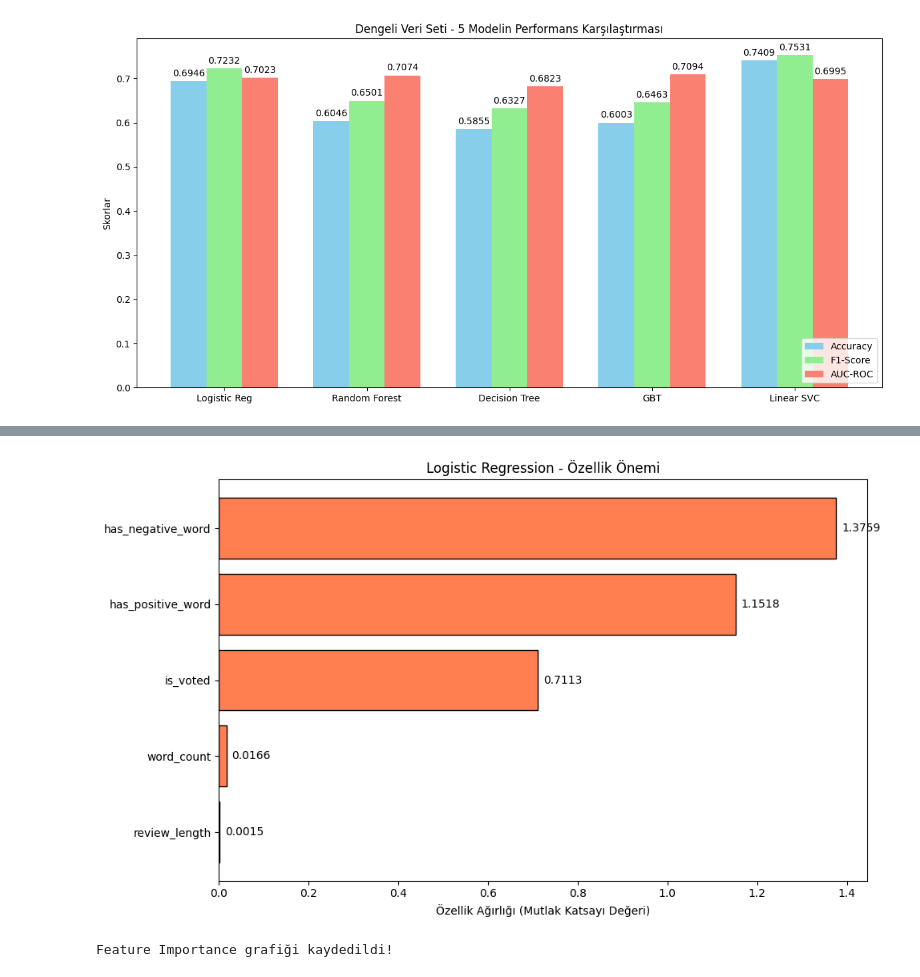
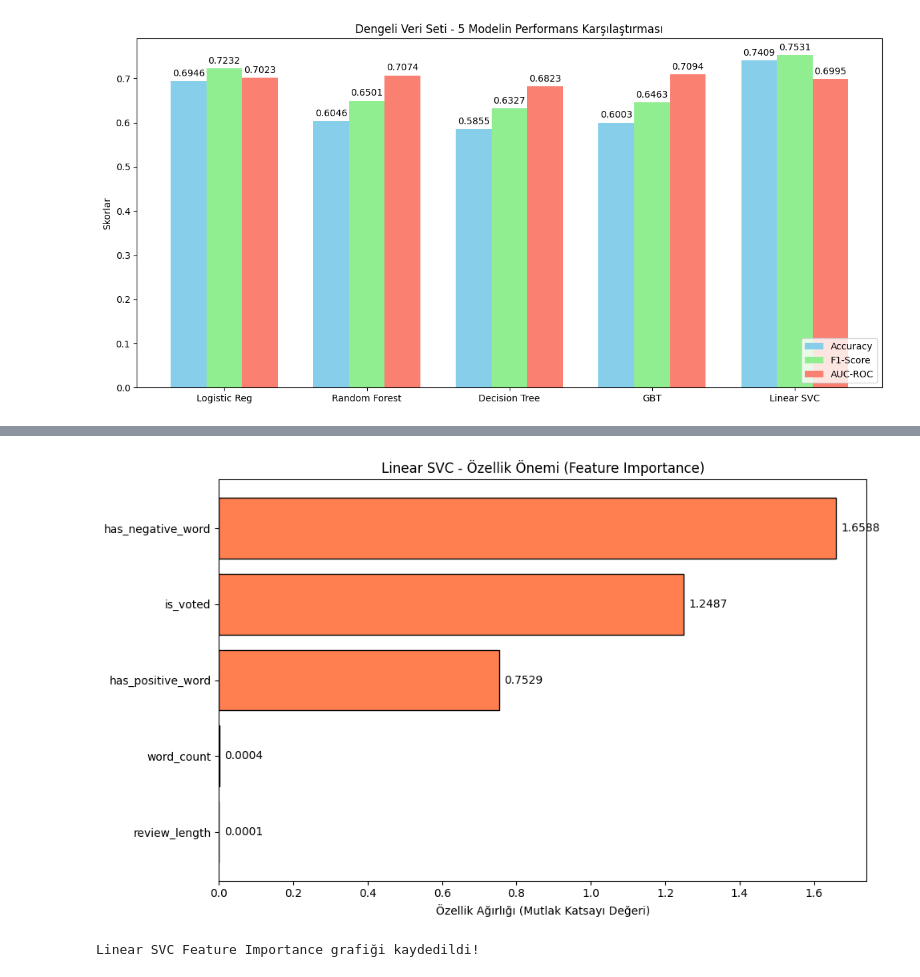
Before and after one commit to mehmetylmz7/steam-reviews-analysis, a Jupyter notebook: notebooks/7_Dashboard.ipynb, the cells around one changed output, grey strips where cells are left out. Saved outputs shown, nothing was run; the diff lists cells and outputs as text; code cells hidden in the pictures.

```diff
--- a/notebooks/7_Dashboard.ipynb
+++ b/notebooks/7_Dashboard.ipynb
@@ -125,27 +128,26 @@ Confusion Matrix ve ROC Eğrisi başarıyla kaydedildi!
 # %%
-# Logistic Regression modelinin katsayılarını (Coefficients) alalım
-importances = [abs(float(c)) for c in lr_model.coefficients.toArray()]
+# Linear SVC modelinin katsayılarını (Coefficients) alalım
+importances = [abs(float(c)) for c in svc_model.coefficients.toArray()]
 features = ["review_length", "word_count", "is_voted", "has_positive_word", "has_negative_word"]
 
 # Verileri düzgün sıralamak için bir DataFrame oluşturalım
 df_imp = pd.DataFrame({'Feature': features, 'Importance': importances})
-# Katsayı büyüklüğüne göre sıralayalım
 df_imp = df_imp.sort_values(by='Importance', ascending=True)
 
 fig, ax = plt.subplots(figsize=(10, 6))
 bars = ax.barh(df_imp['Feature'], df_imp['Importance'], color='coral', edgecolor='black')
 
 ax.set_xlabel('Özellik Ağırlığı (Mutlak Katsayı Değeri)')
-ax.set_title('Logistic Regression - Özellik Önemi')
+ax.set_title('Linear SVC - Özellik Önemi (Feature Importance)')
 ax.bar_label(bars, padding=5, fmt='%.4f')
 
 plt.tight_layout()
-plt.savefig("/Volumes/workspace/default/steam/adim7_lr_feature_importance.png", bbox_inches='tight', dpi=300)
+plt.savefig("/Volumes/workspace/default/steam/adim7_svc_feature_importance.png", bbox_inches='tight', dpi=300)
 plt.show()
-print("Feature Importance grafiği kaydedildi!")
+print("Linear SVC Feature Importance grafiği kaydedildi!")
 # %% [output]
-[figure, old version]
+[figure, new version]
-Feature Importance grafiği kaydedildi!
+Linear SVC Feature Importance grafiği kaydedildi!
 # %%
 import matplotlib.pyplot as plt
 from pyspark.ml.feature import VectorAssembler
```
Also changed, not shown: parts of 3 cells of this notebook.
